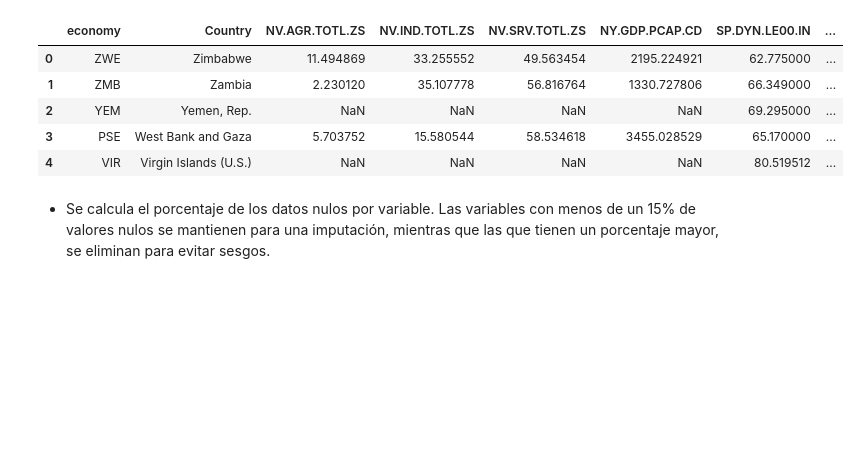
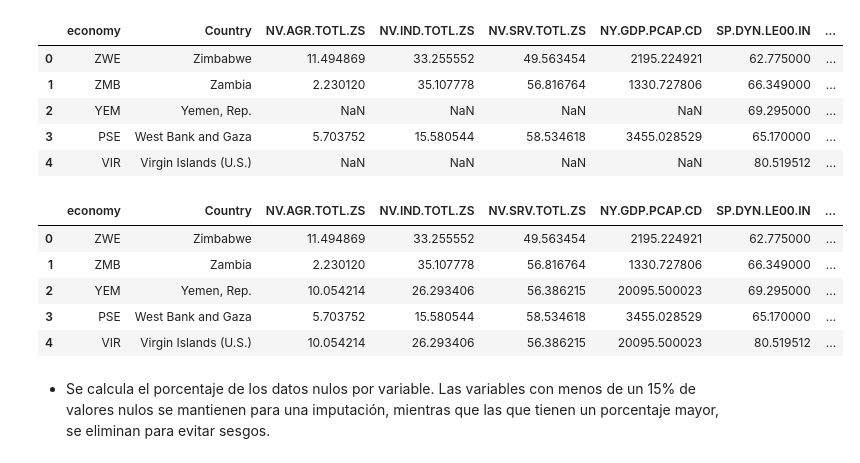
Before and after one commit to antoniarioseco1-rgb/portafolio, a Jupyter notebook: Etapa_1.ipynb, the cells around one changed output. Saved outputs shown, nothing was run; the diff lists cells and outputs as text; code cells hidden in the pictures; blank space fills up the shorter version.

```diff
--- a/Etapa_1.ipynb
+++ b/Etapa_1.ipynb
@@ -218,6 +218,21 @@ datos1.head()
 | 2 | YEM | Yemen, Rep. | NaN | NaN | NaN | NaN | 69.295000 | ... |
 | 3 | PSE | West Bank and Gaza | 5.703752 | 15.580544 | 58.534618 | 3455.028529 | 65.170000 | ... |
 | 4 | VIR | Virgin Islands (U.S.) | NaN | NaN | NaN | NaN | 80.519512 | ... |
+# %%
+#Imputación de datos
+num = [col for col in imputada if col in datos1.select_dtypes(include=np.number).columns]
+
+imputados = SimpleImputer(strategy = "mean")
+datos1[num] = imputados.fit_transform(datos1[num])
+
+datos1.head()
+# %% [output]
+|  | economy | Country | NV.AGR.TOTL.ZS | NV.IND.TOTL.ZS | NV.SRV.TOTL.ZS | NY.GDP.PCAP.CD | SP.DYN.LE00.IN | ... |
+| 0 | ZWE | Zimbabwe | 11.494869 | 33.255552 | 49.563454 | 2195.224921 | 62.775000 | ... |
+| 1 | ZMB | Zambia | 2.230120 | 35.107778 | 56.816764 | 1330.727806 | 66.349000 | ... |
+| 2 | YEM | Yemen, Rep. | 10.054214 | 26.293406 | 56.386215 | 20095.500023 | 69.295000 | ... |
+| 3 | PSE | West Bank and Gaza | 5.703752 | 15.580544 | 58.534618 | 3455.028529 | 65.170000 | ... |
+| 4 | VIR | Virgin Islands (U.S.) | 10.054214 | 26.293406 | 56.386215 | 20095.500023 | 80.519512 | ... |
 # %% [markdown]
 * Se calcula el porcentaje de los datos nulos por variable. Las variables con menos de un 15% de valores nulos se mantienen para una imputación, mientras que las que tienen un porcentaje mayor, se eliminan para evitar sesgos.
 # %%
```
Also changed, not shown: parts of 4 cells of this notebook.
